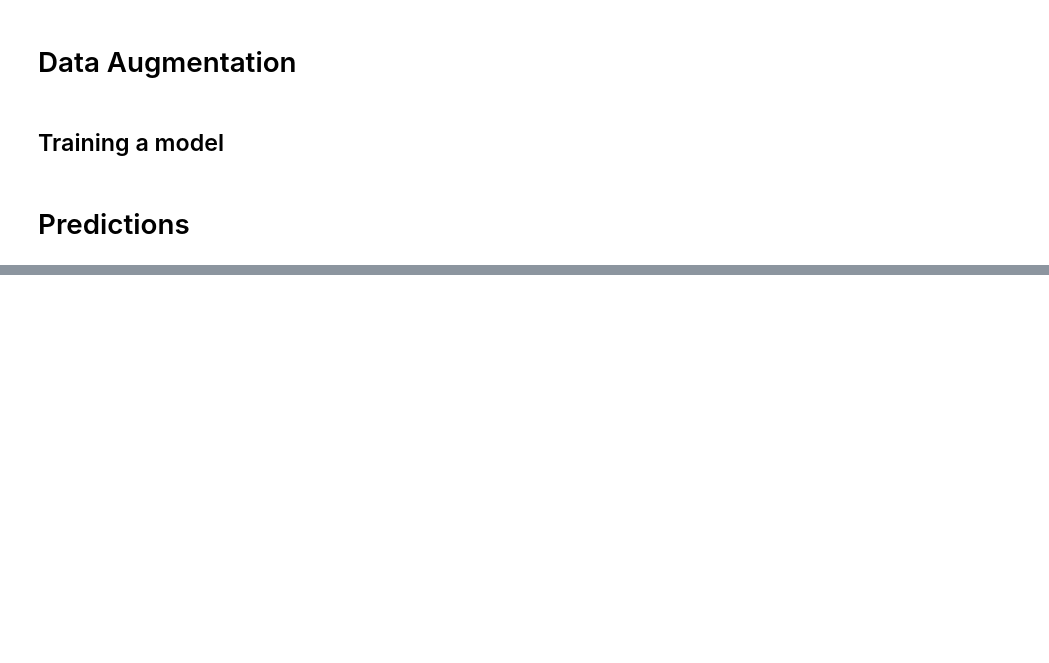
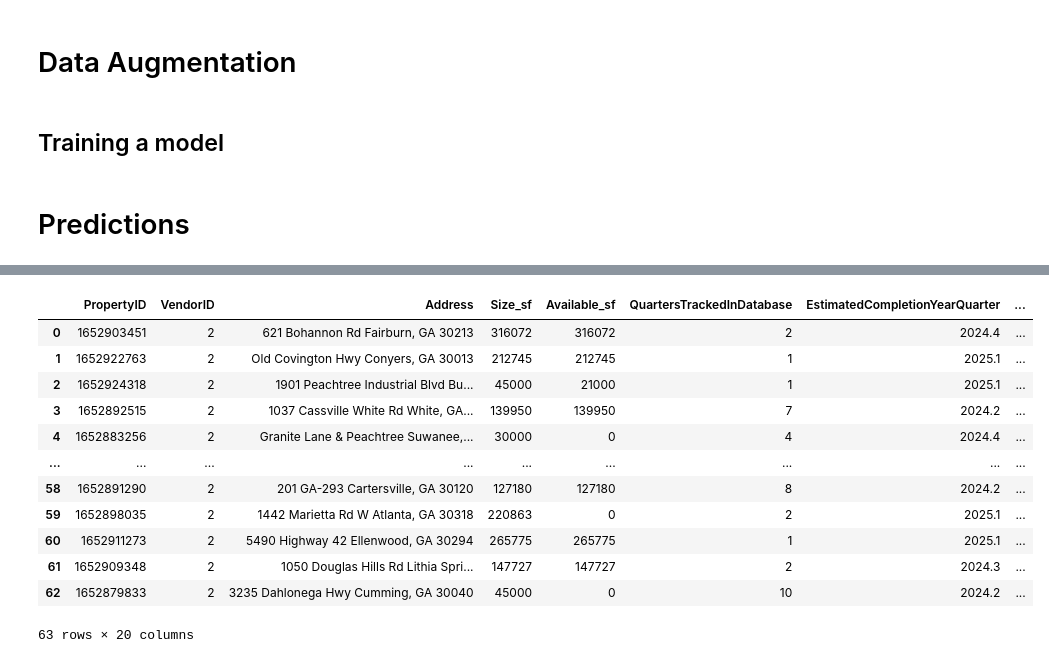
Before and after one commit to MilesJuddPorter/CBRE-Datathon, a Jupyter notebook: harder_challenge/api_test.ipynb, the cells around one changed output, grey strips where cells are left out. Saved outputs shown, nothing was run; the diff lists cells and outputs as text; code cells hidden in the pictures; blank space fills up the shorter version.

```diff
--- a/harder_challenge/api_test.ipynb
+++ b/harder_challenge/api_test.ipynb
@@ -444,6 +441,25 @@ print(f'Validation accuracy: {accuracy:.4f}')
 
 # Save the fine-tuned model
 model.save('fine_tuned_model.h5')
+# %%
+from PIL import Image
+import numpy as np
+from tensorflow.keras.preprocessing.image import img_to_array
+from tensorflow.keras.applications.resnet import preprocess_input
+from tensorflow.keras.models import Model
+
+def preprocess_for_resnet(pil_image, target_size=(224, 224)):
+    resized_image = pil_image.resize(target_size)
+    image_array = img_to_array(resized_image)
+    preprocessed_image = preprocess_input(image_array)
+    image_batch = np.expand_dims(preprocessed_image, axis=0)
+    return image_batch
+
+def predict_with_resnet(pil_image, model):
+    processed_image = preprocess_for_resnet(pil_image)
+    predictions = model.predict(processed_image)
+
+    return predictions
 # %% [markdown]
 # Predictions
 # %%
@@ -458,0 +487,17 @@ new_model.predict()
+# %%
+buildings = pd.read_csv("buildings_w_coords.csv")
+atl = buildings[buildings['MarketCode'] == "ATLANT"]
+# %%
+s = Satellite()
+
+img_data = {}
+for ii, row in atl.iterrows():
+    img, metadata = s.bing_pipeline(row['Address'], imagerySet="Aerial", zoomLevel=17)
+    img_data[row['PropertyID']] = img
+
+preds = []
+for k,v in img_data.items():
+    resp = predict_with_resnet(v, new_model)[0]
+    preds.append((k, list(resp).index(max(resp)) + 1))
+
+atl = atl.merge(pd.DataFrame(preds, columns=['PropertyID', 'predicted_stage']), how='left', on='PropertyID')
@@ -458,0 +529,16 @@ new_model.predict()
+# %%
+atl
+# %% [output]
+|  | PropertyID | VendorID | Address | Size_sf | Available_sf | QuartersTrackedInDatabase | EstimatedCompletionYearQuarter | ... |
+| 0 | 1652903451 | 2 | 621 Bohannon Rd Fairburn, GA 30213 | 316072 | 316072 | 2 | 2024.4 | ... |
+| 1 | 1652922763 | 2 | Old Covington Hwy Conyers, GA 30013 | 212745 | 212745 | 1 | 2025.1 | ... |
+| 2 | 1652924318 | 2 | 1901 Peachtree Industrial Blvd Bu... | 45000 | 21000 | 1 | 2025.1 | ... |
+| 3 | 1652892515 | 2 | 1037 Cassville White Rd White, GA... | 139950 | 139950 | 7 | 2024.2 | ... |
+| 4 | 1652883256 | 2 | Granite Lane & Peachtree Suwanee,... | 30000 | 0 | 4 | 2024.4 | ... |
+| ... | ... | ... | ... | ... | ... | ... | ... | ... |
+| 58 | 1652891290 | 2 | 201 GA-293 Cartersville, GA 30120 | 127180 | 127180 | 8 | 2024.2 | ... |
+| 59 | 1652898035 | 2 | 1442 Marietta Rd W Atlanta, GA 30318 | 220863 | 0 | 2 | 2025.1 | ... |
+| 60 | 1652911273 | 2 | 5490 Highway 42 Ellenwood, GA 30294 | 265775 | 265775 | 1 | 2025.1 | ... |
+| 61 | 1652909348 | 2 | 1050 Douglas Hills Rd Lithia Spri... | 147727 | 147727 | 2 | 2024.3 | ... |
+| 62 | 1652879833 | 2 | 3235 Dahlonega Hwy Cumming, GA 30040 | 45000 | 0 | 10 | 2024.2 | ... |
+63 rows × 20 columns
```
Also changed, not shown: parts of 8 cells of this notebook.
